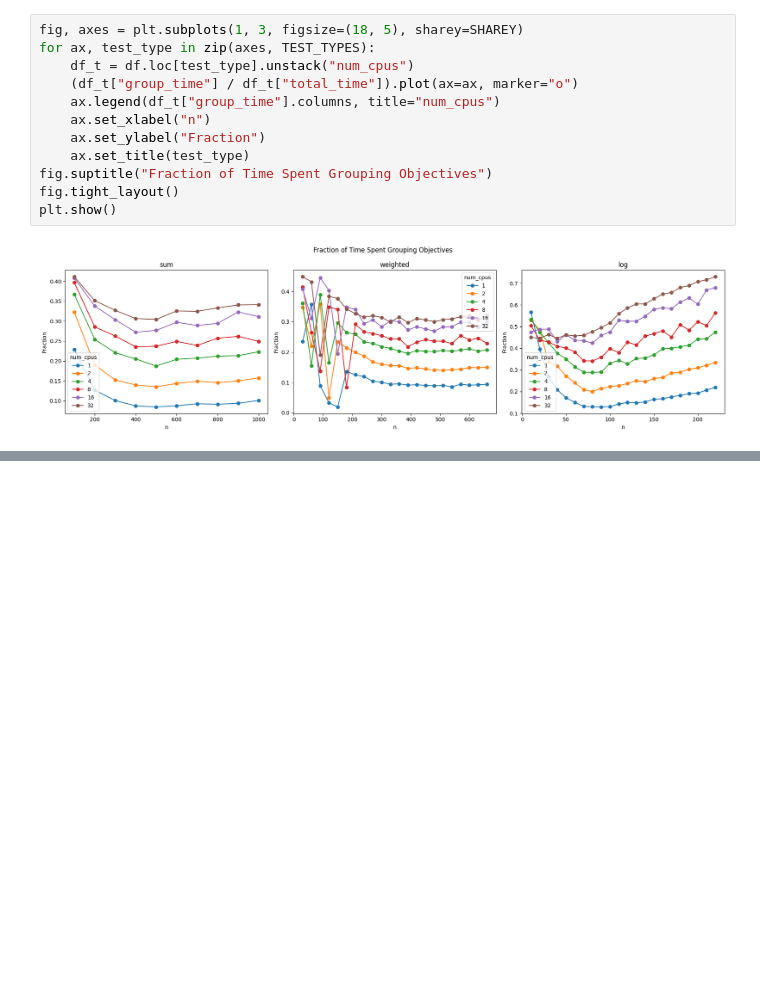
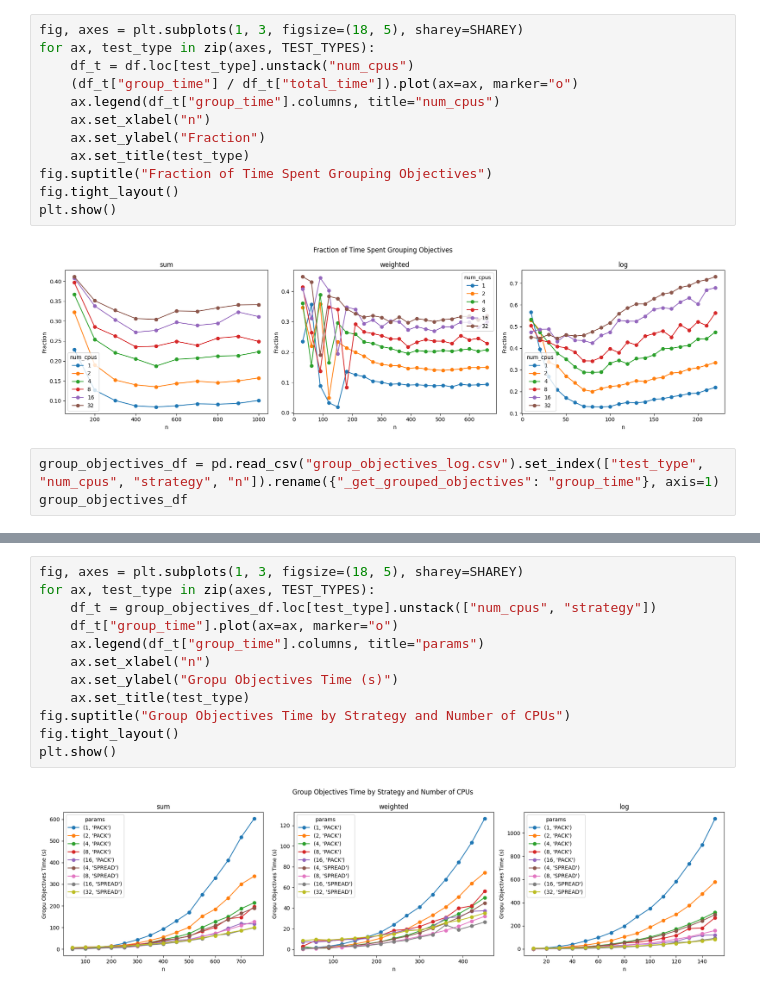
Before and after one commit to illinois-nsai/dede, a Jupyter notebook: tmp_tests/benchmark_viz.ipynb, the cells around one changed output, grey strips where cells are left out. Saved outputs shown, nothing was run; the diff lists cells and outputs as text; blank space fills up the shorter version.

Commit message:
add new group objectives plot

```diff
--- a/tmp_tests/benchmark_viz.ipynb
+++ b/tmp_tests/benchmark_viz.ipynb
@@ -142,3 +142,6 @@ fig.tight_layout()
 plt.show()
 # %% [output]
 [figure]
+# %%
+group_objectives_df = pd.read_csv("group_objectives_log.csv").set_index(["test_type", "num_cpus", "strategy", "n"]).rename({"_get_grouped_objectives": "group_time"}, axis=1)
+group_objectives_df
@@ -144,0 +163,14 @@ plt.show()
+# %%
+fig, axes = plt.subplots(1, 3, figsize=(18, 5), sharey=SHAREY)
+for ax, test_type in zip(axes, TEST_TYPES):
+    df_t = group_objectives_df.loc[test_type].unstack(["num_cpus", "strategy"])
+    df_t["group_time"].plot(ax=ax, marker="o")
+    ax.legend(df_t["group_time"].columns, title="params")
+    ax.set_xlabel("n")
+    ax.set_ylabel("Gropu Objectives Time (s)")
+    ax.set_title(test_type)
+fig.suptitle("Group Objectives Time by Strategy and Number of CPUs")
+fig.tight_layout()
+plt.show()
+# %% [output]
+[figure, added]
```
Also changed, not shown: parts of 1 cell of this notebook, 1 other file.
